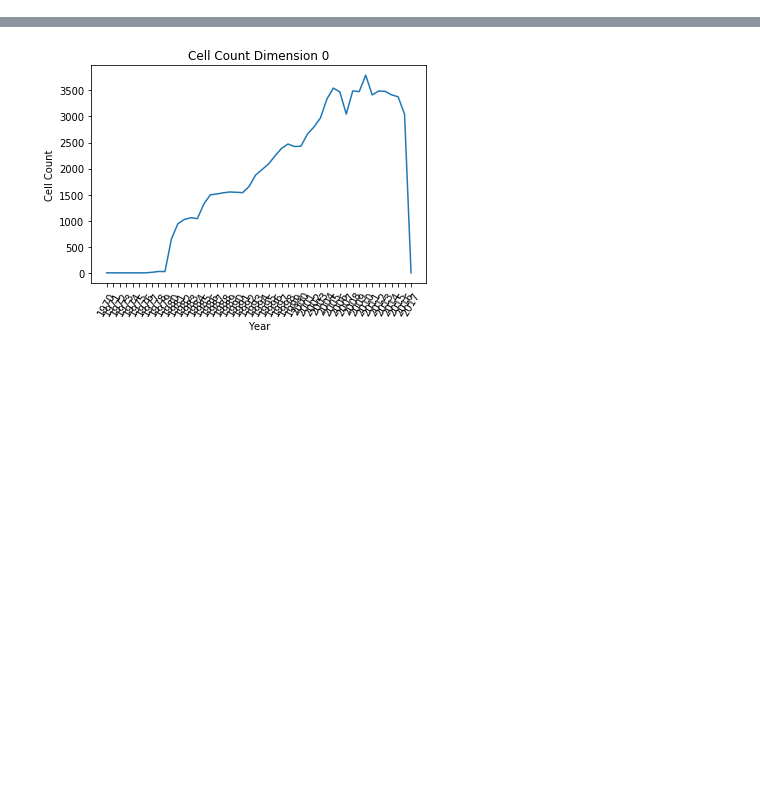
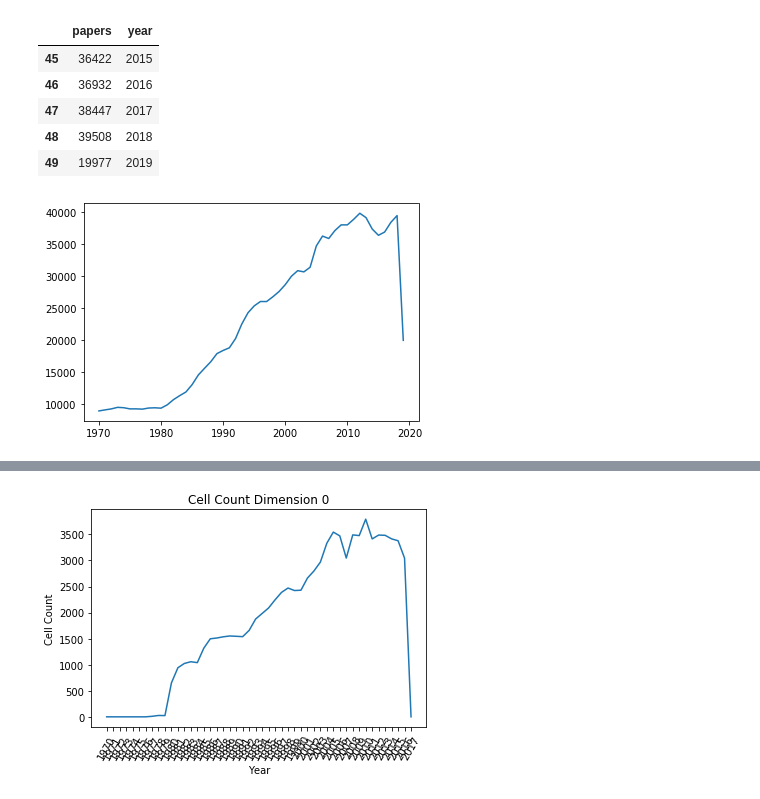
Before and after one commit to rfunklab/network_structure, a Jupyter notebook: notebooks/Temporal Knowledge-APS.ipynb, the cells around one changed output, grey strips where cells are left out. Drawn from its saved outputs; the diff is of its cells as text; code cells hidden in the pictures; blank space fills up the shorter version.

```diff
--- a/notebooks/Temporal Knowledge-APS.ipynb
+++ b/notebooks/Temporal Knowledge-APS.ipynb
@@ -11,6 +11,19 @@ import persim
 # %%
 graph_type = 'knowledge'
 knowl_data_loc = '/home/gebhart/projects/rfunklab/data/temporal/aps/1_1/knowledge/homology'
+
+ppy = pd.read_csv('/home/gebhart/projects/rfunklab/data/temporal/aps/1_1/ppy.csv', header=0)
+# %%
+plt.plot(ppy['year'], ppy['papers'])
+ppy.tail()
+# %% [output]
+|  | papers | year |
+| 45 | 36422 | 2015 |
+| 46 | 36932 | 2016 |
+| 47 | 38447 | 2017 |
+| 48 | 39508 | 2018 |
+| 49 | 19977 | 2019 |
+[figure, added]
 # %%
 def interval_to_numpy(interval):
     '''Helper function to convert parsed homology interval to numpy array'''
```
Also changed, not shown: parts of 4 cells of this notebook, 3 other files.
